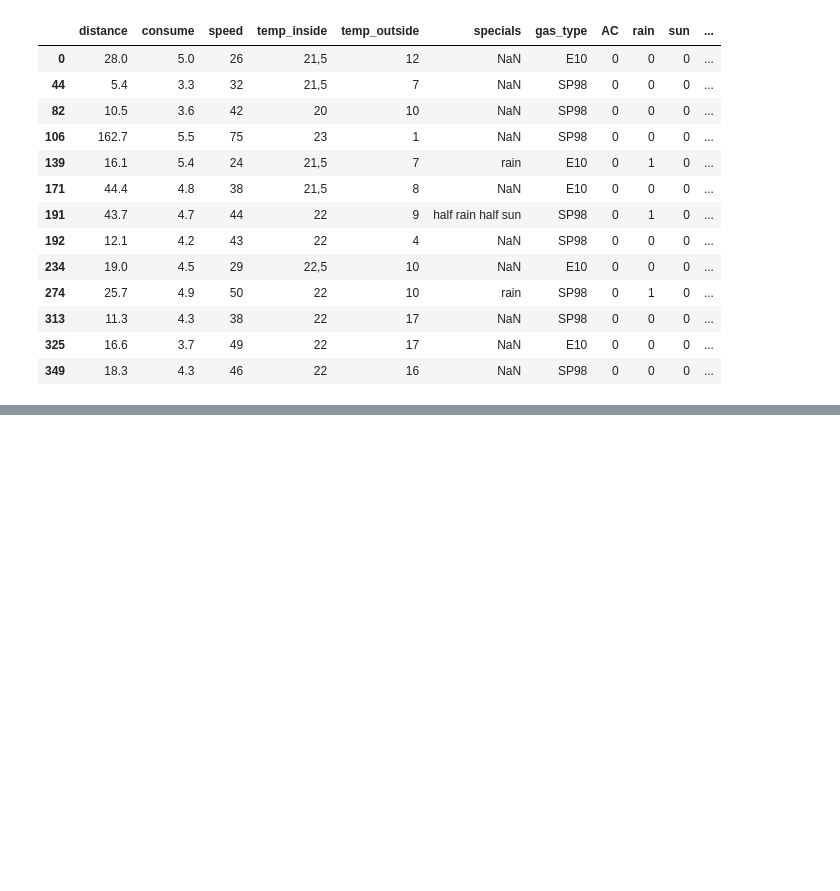
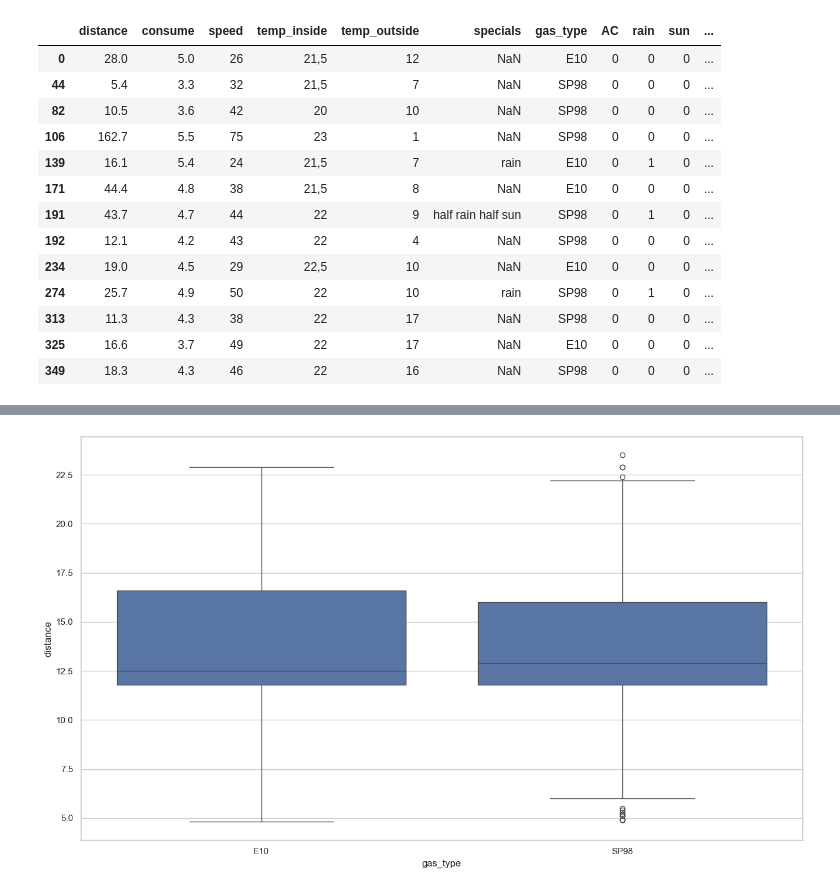
Before and after one commit to ironhack-edu/technical_challenge_DA, a Jupyter notebook: notebook/draft.ipynb, the cells around one changed output, grey strips where cells are left out. Saved outputs shown, nothing was run; the diff lists cells and outputs as text; code cells hidden in the pictures; blank space fills up the shorter version.

```diff
--- a/notebook/draft.ipynb
+++ b/notebook/draft.ipynb
@@ -269,0 +330,4 @@ new_df.to_csv("../data/cleaned_measuraments.csv", index=False)
+# %%
+sns.boxplot(x = df_no_distance_outliers["gas_type"] ,y = df_no_distance_outliers["distance"]);
+# %% [output]
+[figure, added]
```
Also changed, not shown: parts of 55 cells of this notebook, 3 other files.
